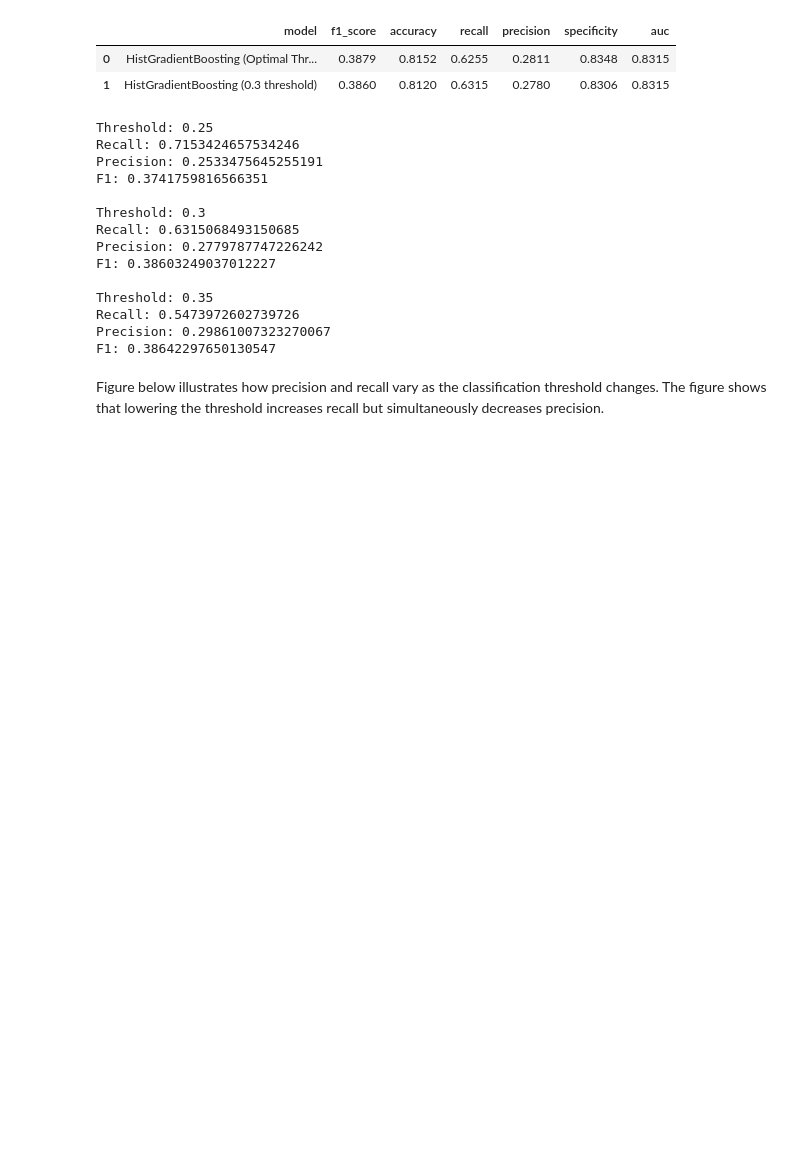
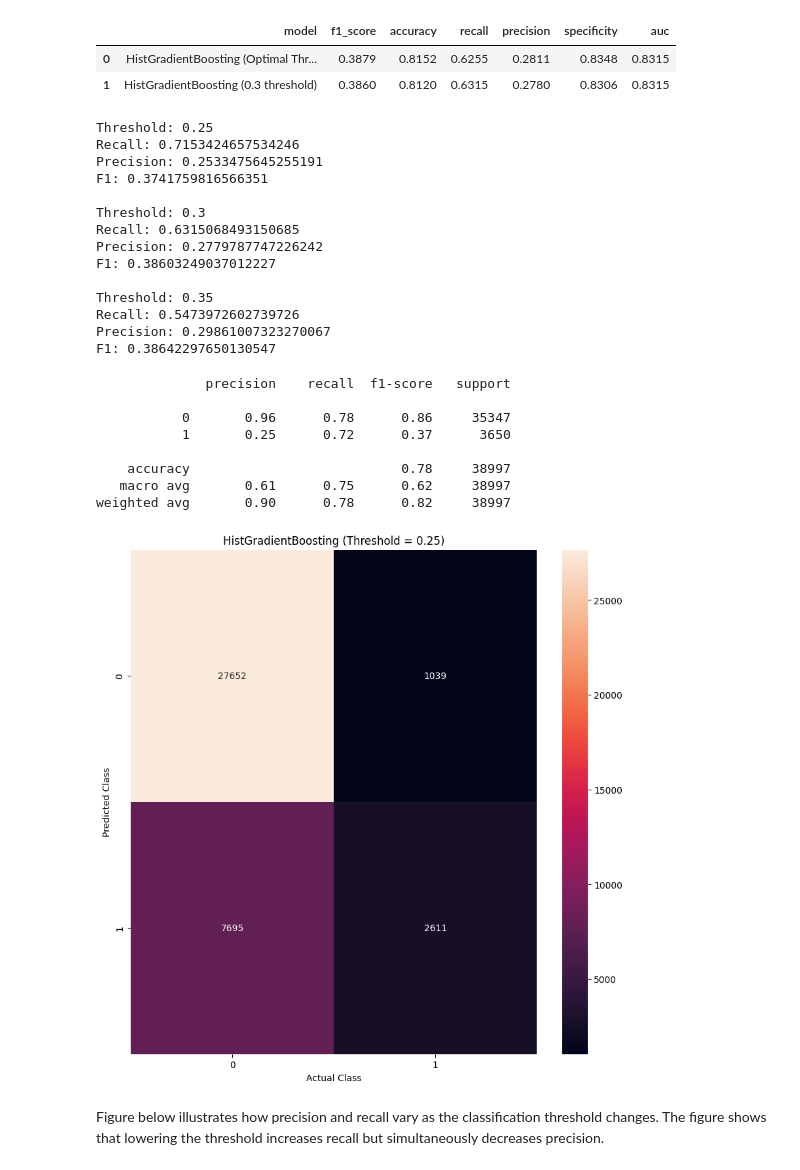
Before and after one commit to leonardsangoroh/AIFoundations, a Jupyter notebook: AssessmentOne/heart-attack-prediction-assignment.ipynb, the cells around one changed output. Cells and saved outputs as stored; diff of their text form; code cells hidden in the pictures; blank space fills up the shorter version.

Commit message:
create confusion matrix for hbgbm - 0.25 threshold

```diff
--- a/AssessmentOne/heart-attack-prediction-assignment.ipynb
+++ b/AssessmentOne/heart-attack-prediction-assignment.ipynb
@@ -1034,6 +1034,24 @@ Threshold: 0.35
 Recall: 0.5473972602739726
 Precision: 0.29861007323270067
 F1: 0.38642297650130547
+# %%
+y_hgb_pred_025 = (y_hgb_prob >= 0.25).astype(int)
+t025_results = modelPerformance(
+    "HistGradientBoosting (Threshold = 0.25)",
+    y_test,
+    y_hgb_pred_025,
+    y_hgb_prob
+)
+# %% [output]
+              precision    recall  f1-score   support
+
+           0       0.96      0.78      0.86     35347
+           1       0.25      0.72      0.37      3650
+
+    accuracy                           0.78     38997
+   macro avg       0.61      0.75      0.62     38997
+weighted avg       0.90      0.78      0.82     38997
+[figure, added]
 # %% [markdown]
 Figure below illustrates how precision and recall vary as the classification threshold changes. The figure shows that lowering the threshold increases recall but simultaneously decreases precision.
 # %%
```
